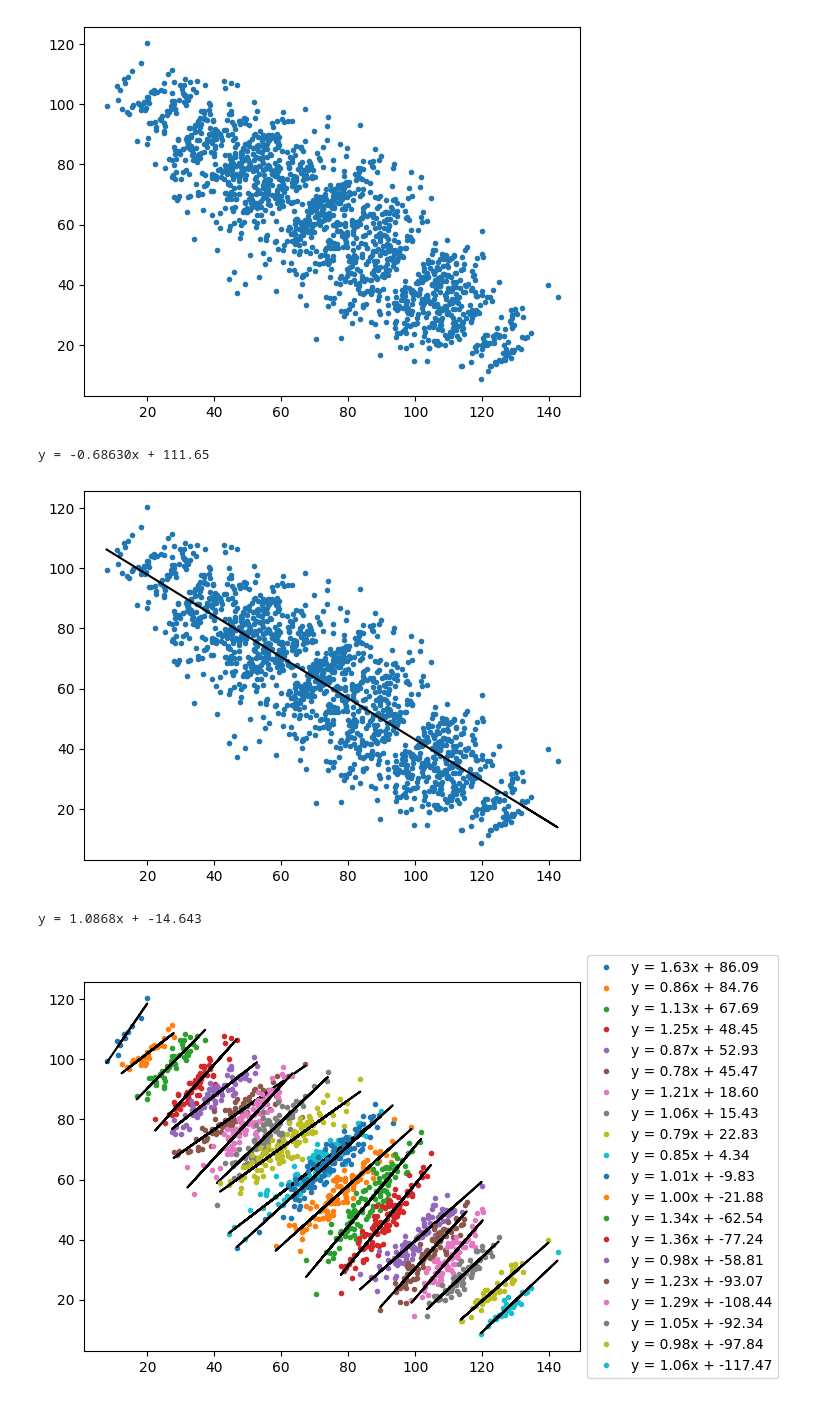
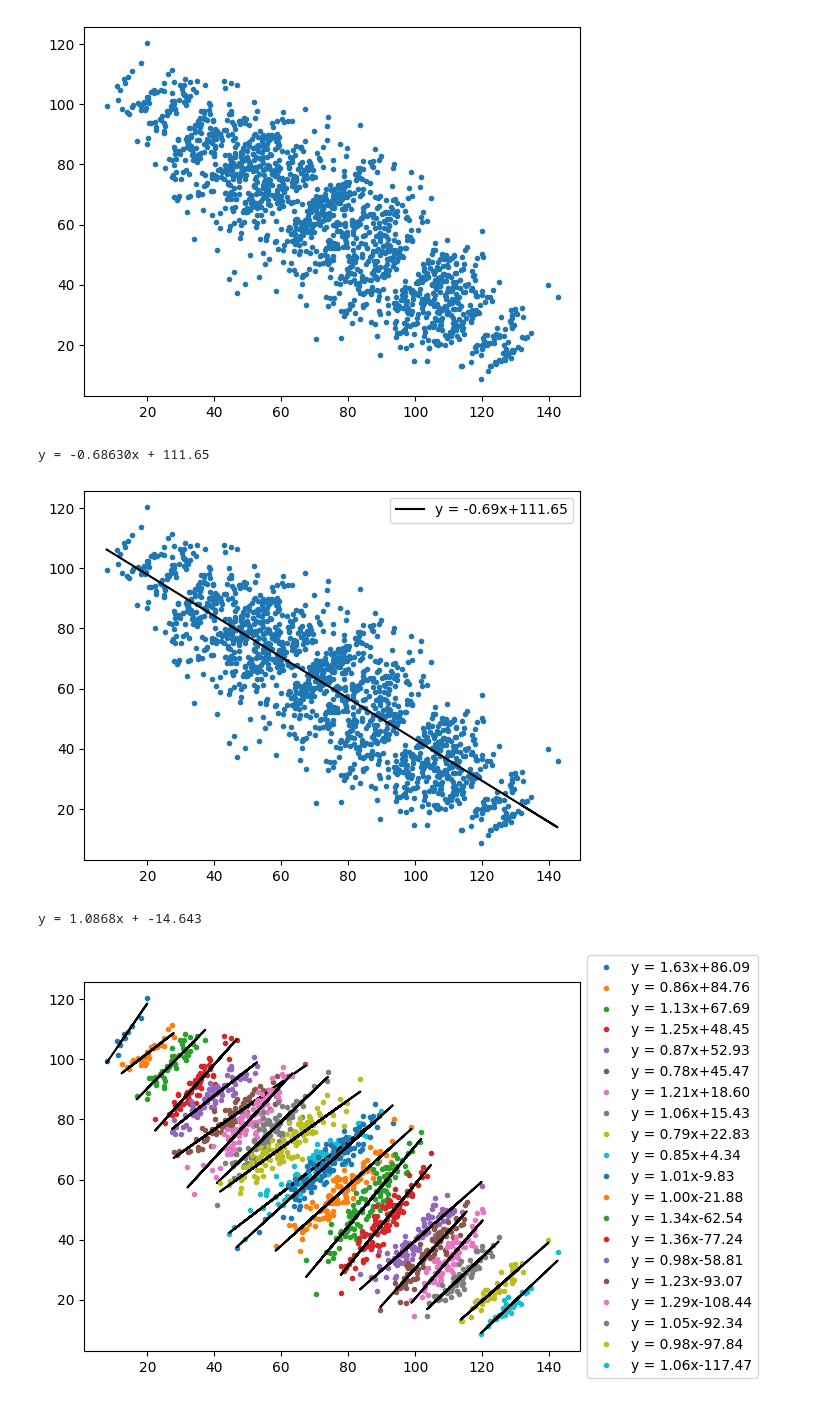
Before and after one commit to MICS-Lab/DeepLearningCourse, a Jupyter notebook: scripts/SimpsonParadox.ipynb, the cells around one changed output. Saved outputs shown, nothing was run; the diff lists cells and outputs as text; code cells hidden in the pictures.

```diff
--- a/scripts/SimpsonParadox.ipynb
+++ b/scripts/SimpsonParadox.ipynb
@@ -48,32 +48,33 @@ a = lr.coef_[0]
 b = lr.intercept_
 print(f"y = {a:0.5f}x + {b:0.2f}")
 plt.plot(X[:,0], X[:,1], '.')
-plt.plot(X[:,0], lr.predict(X[:,0].reshape(-1,1)), 'k')
+plt.plot(X[:,0], lr.predict(X[:,0].reshape(-1,1)), 'k', label=f"y = {a:0.2f}x{b:+0.2f}")
+plt.legend()
 plt.savefig("../images/SimpsonParadox_2.svg")
 plt.show()
 # %% [output]
 y = -0.68630x + 111.65
-[figure, old version]
+[figure, new version]
 # %%
 # perform a linear regression on each group
 a_s = []
 b_s = []
 for group in groups:
     lr = LinearRegression()
     lr.fit(group["x"][:,0].reshape(-1,1), group["x"][:,1])
     # print(lr.coef_, lr.intercept_)
     a = lr.coef_[0]
     b = lr.intercept_
     a_s.append(a)
     b_s.append(b)
-    plt.plot(group["x"][:,0], group["x"][:,1], '.', label=f"y = {a:0.2f}x + {b:0.2f}")
+    plt.plot(group["x"][:,0], group["x"][:,1], '.', label=f"y = {a:0.2f}x{b:+0.2f}")
     plt.plot(group["x"][:,0], lr.predict(group["x"][:,0].reshape(-1,1)), 'k')
 a_avg = np.mean(a_s)
 b_avg = np.mean(b_s)
 print(f"y = {a_avg:0.4f}x + {b_avg:0.3f}")
 plt.legend(loc='center left', bbox_to_anchor=(1, 0.5))
 plt.savefig("../images/SimpsonParadox_4.svg")
 plt.show()
 # %% [output]
 y = 1.0868x + -14.643
-[figure, old version]
+[figure, new version]
```
